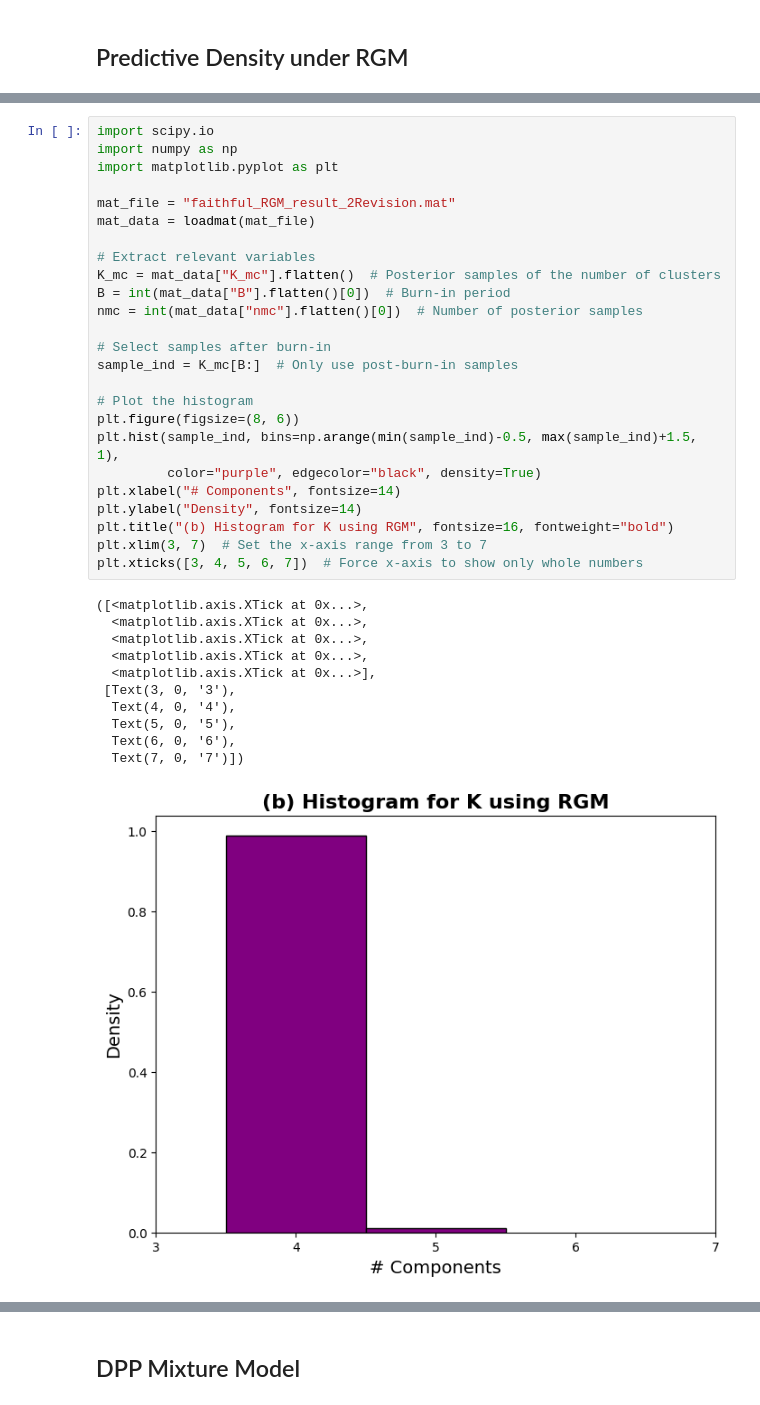
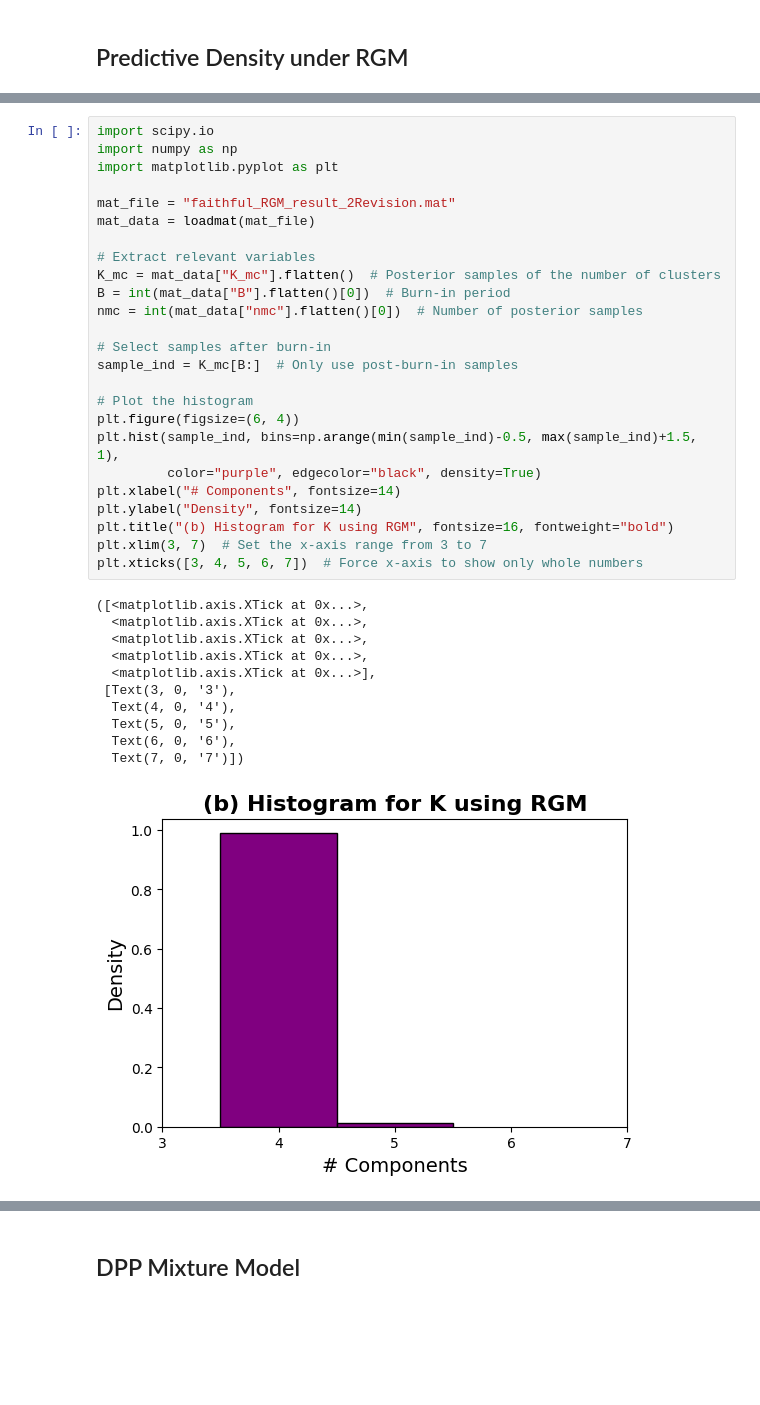
Before and after one commit to sighfai/DSA4288-Repulsive-Mixtures, a Jupyter notebook: BRGMM /BRGM_faithfuldata.ipynb, the cells around one changed output, grey strips where cells are left out. Cells and saved outputs as stored; diff of their text form; blank space fills up the shorter version.

```diff
--- a/BRGMM /BRGM_faithfuldata.ipynb
+++ b/BRGMM /BRGM_faithfuldata.ipynb
@@ -91,32 +91,32 @@ import matplotlib.pyplot as plt
 mat_file = "faithful_RGM_result_2Revision.mat"
 mat_data = loadmat(mat_file)
 
 # Extract relevant variables
 K_mc = mat_data["K_mc"].flatten()  # Posterior samples of the number of clusters
 B = int(mat_data["B"].flatten()[0])  # Burn-in period
 nmc = int(mat_data["nmc"].flatten()[0])  # Number of posterior samples
 
 # Select samples after burn-in
 sample_ind = K_mc[B:]  # Only use post-burn-in samples
 
 # Plot the histogram
-plt.figure(figsize=(8, 6))
+plt.figure(figsize=(6, 4))
 plt.hist(sample_ind, bins=np.arange(min(sample_ind)-0.5, max(sample_ind)+1.5, 1),
          color="purple", edgecolor="black", density=True)
 plt.xlabel("# Components", fontsize=14)
 plt.ylabel("Density", fontsize=14)
 plt.title("(b) Histogram for K using RGM", fontsize=16, fontweight="bold")
 plt.xlim(3, 7)  # Set the x-axis range from 3 to 7
 plt.xticks([3, 4, 5, 6, 7])  # Force x-axis to show only whole numbers
 # %% [output]
 ([<matplotlib.axis.XTick at 0x...>,
   <matplotlib.axis.XTick at 0x...>,
   <matplotlib.axis.XTick at 0x...>,
   <matplotlib.axis.XTick at 0x...>,
   <matplotlib.axis.XTick at 0x...>],
  [Text(3, 0, '3'),
   Text(4, 0, '4'),
   Text(5, 0, '5'),
   Text(6, 0, '6'),
   Text(7, 0, '7')])
-[figure, old version]
+[figure, new version]
```
Also changed, not shown: parts of 8 cells of this notebook.
